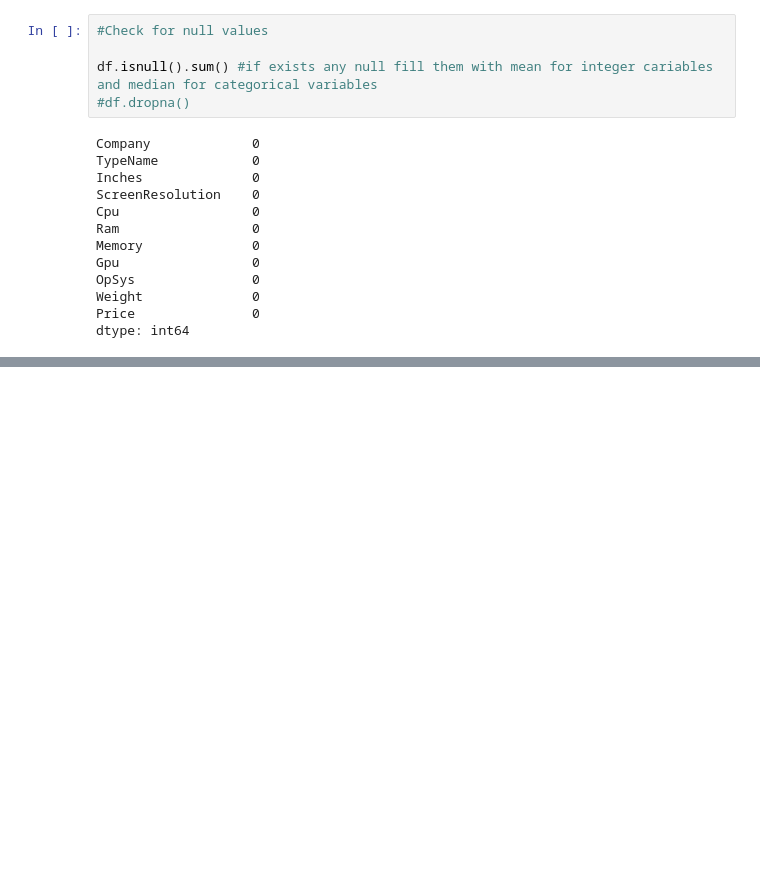
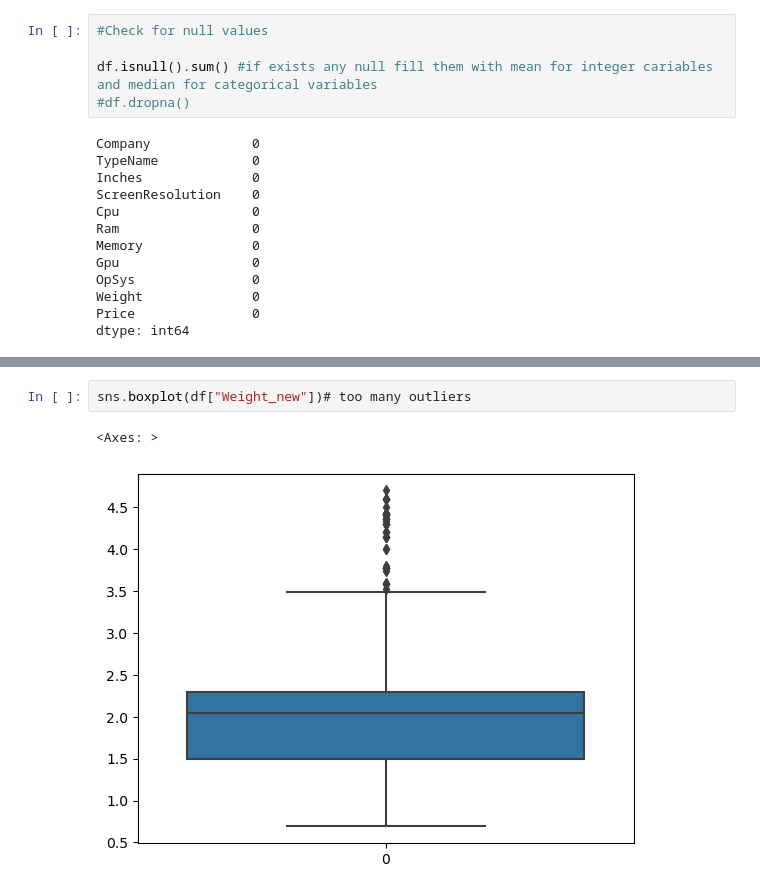
Before and after one commit to ramazannbilen/AI-machine-learning, a Jupyter notebook: Assignments/Laptop Price Prediction/Laptop_price_prediction.ipynb, the cells around one changed output, grey strips where cells are left out. Drawn from its saved outputs; the diff is of its cells as text; blank space fills up the shorter version.

```diff
--- a/Assignments/Laptop Price Prediction/Laptop_price_prediction.ipynb
+++ b/Assignments/Laptop Price Prediction/Laptop_price_prediction.ipynb
@@ -397,0 +431,5 @@ df['Weight_new'] = df['Weight'].str.replace('kg', '').astype(float)
+# %%
+sns.boxplot(df["Weight_new"])# too many outliers
+# %% [output]
+<Axes: >
+[figure, added]
```
Also changed, not shown: parts of 32 cells of this notebook.
